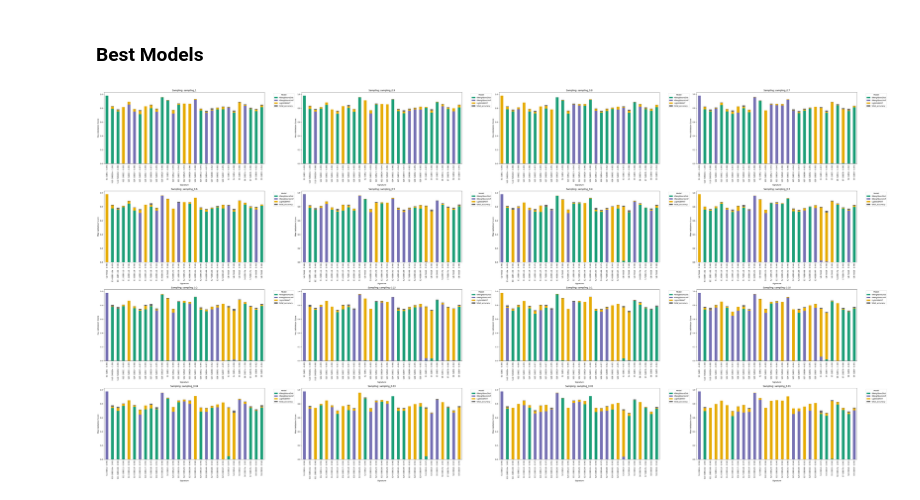
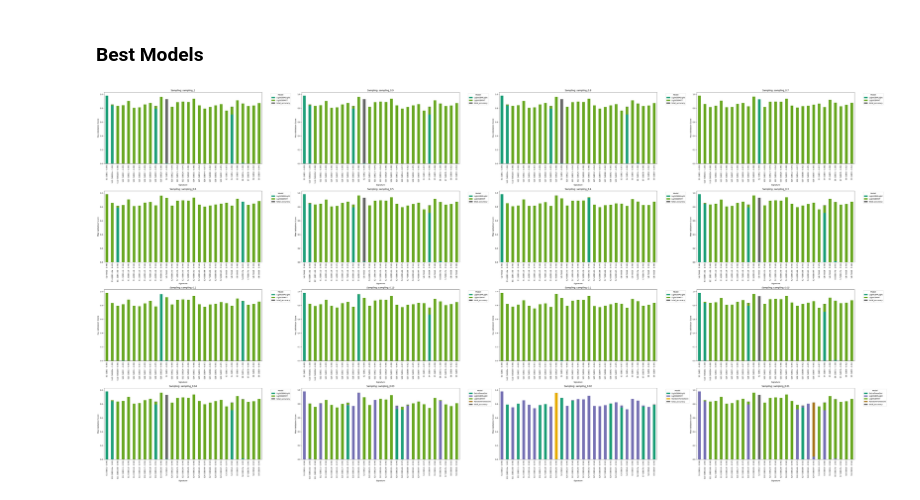
Before and after one commit to MassimoZarantonello2/SignatureInference, a Jupyter notebook: scripts/toronto_autogluone_evalutaions.ipynb, the cells around one changed output. Saved outputs shown, nothing was run; the diff lists cells and outputs as text; code cells hidden in the pictures.

```diff
--- a/scripts/toronto_autogluone_evalutaions.ipynb
+++ b/scripts/toronto_autogluone_evalutaions.ipynb
@@ -35,7 +35,7 @@ class ResultsEvaluation:
             for sampling in sampling_labels:
                 per_signature_accuracy = []
                 for i in range(len(signature_labels)):
-                    per_signature_accuracy.append(self.evaluations_df[run][sampling][i]['best_model_metrics']['accuracy'])# Save the accuracy of each signarure for one sample
+                    per_signature_accuracy.append(self.evaluations_df[run][sampling][i]['best_model_metrics']['balanced_accuracy'])# Save the accuracy of each signarure for one sample
 
                 # Here we have the mean accuracy of all signatures for one sample
                 per_sample_accuracy.append(per_signature_accuracy)
@@ -181,32 +181,32 @@ def plot_evaluation_ensamble(er):
             break  # solo il primo run
 
         # Genera il grafico per il subplot corrente
         df_plot = pd.DataFrame(rows)
         processed = []
 
         for sig, group in df_plot.groupby('signature'):
             sorted_group = group.sort_values('val_score')
             prev = 0
             for _, row in sorted_group.iterrows():
                 height = row['val_score'] - prev
                 processed.append({
                     'signature': sig,
                     'model': row['model'],
                     'height': height
                 })
                 prev = row['val_score']
 
         df_stacked = pd.DataFrame(processed)
         # Pivot e riordino delle colonne
         df_pivot = df_stacked.pivot_table(index='signature', columns='model', values='height', fill_value=0)
         df_pivot.plot(kind='bar', stacked=True, colormap='Dark2', ax=axes[plot_idx])
         axes[plot_idx].set_title(f"Sampling: {sampling}")
         axes[plot_idx].set_ylabel("Max Validation Score")
         axes[plot_idx].set_xlabel("Signature")
         axes[plot_idx].legend(title="Model", bbox_to_anchor=(1.05, 1), loc='upper left')
 
 
     plt.tight_layout()
-plot_evaluation_ensamble(default_rs)
+plot_evaluation_ensamble(def_corr_rs)
 # %% [output]
-[figure, old version]
+[figure, new version]
```
Also changed, not shown: parts of 3 cells of this notebook, 8 other files.
